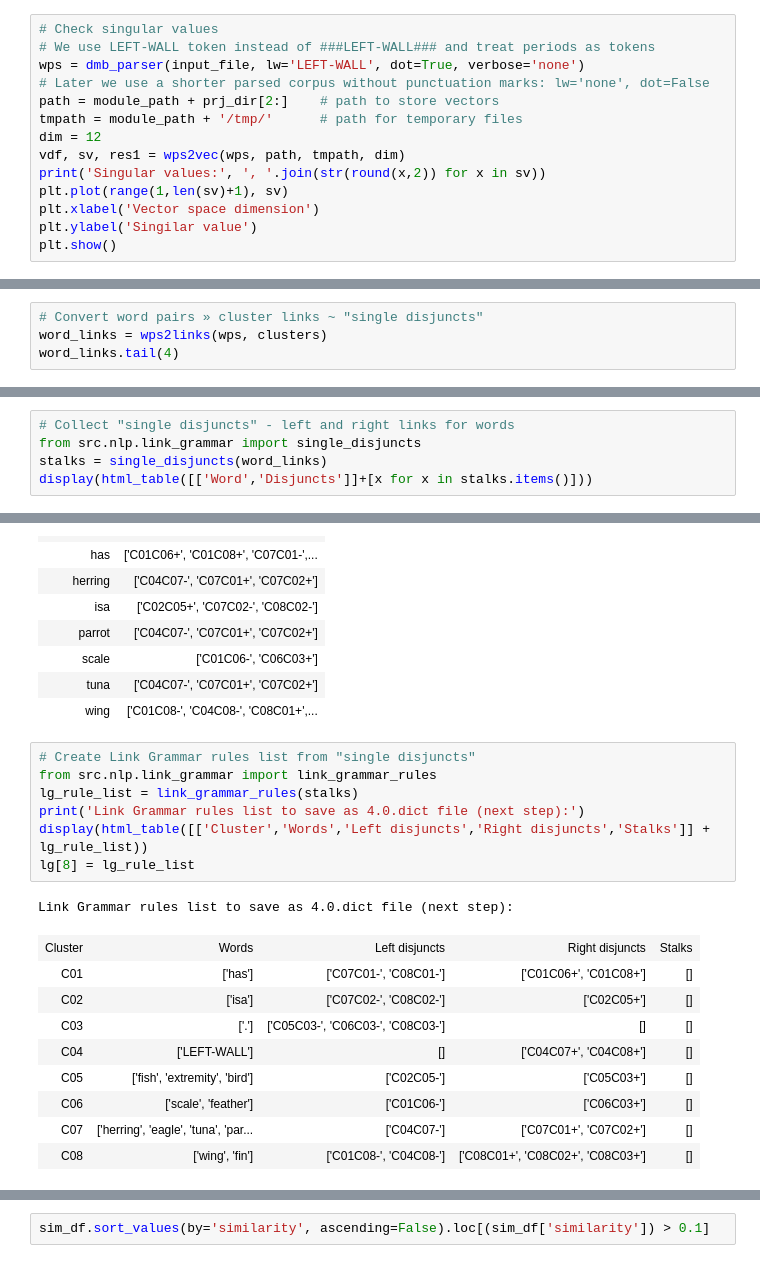
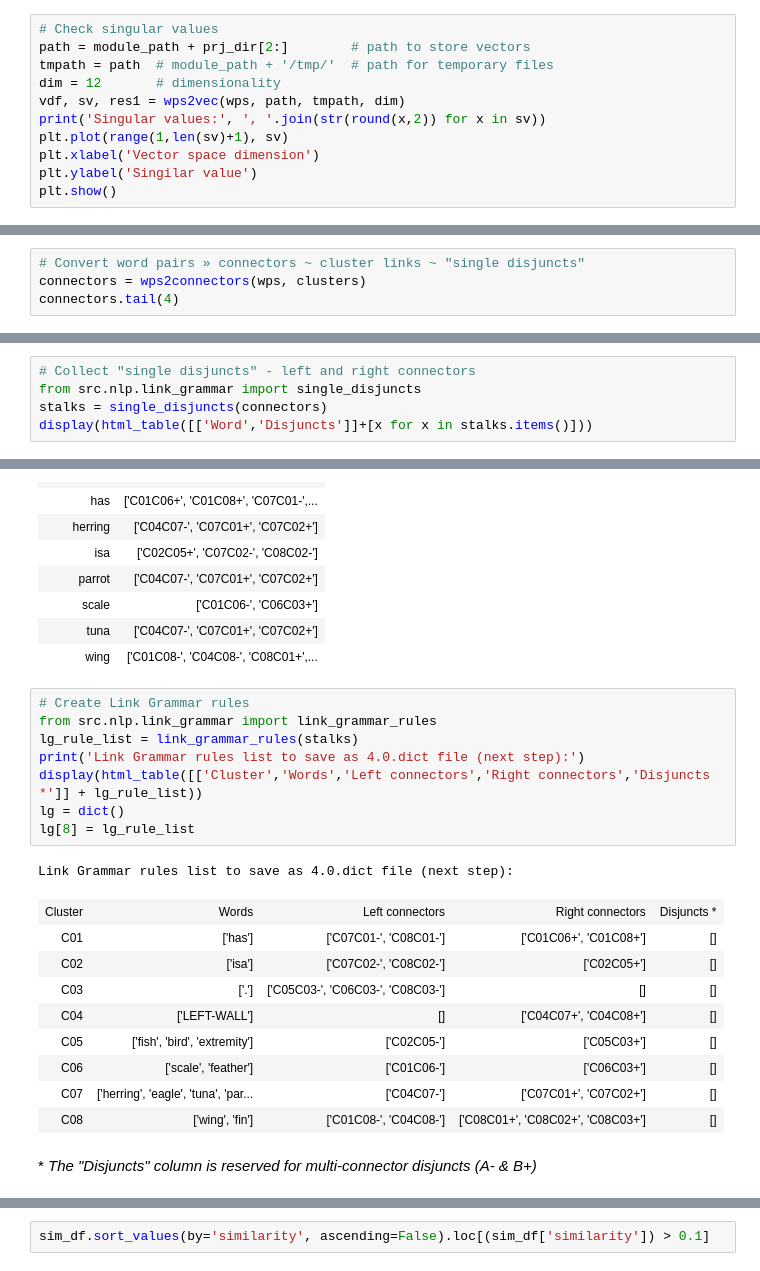
Before and after one commit to opencog/language-learning, a Jupyter notebook: notebooks/POC-Turtle-4-Grammar-Learning.ipynb, the cells around one changed output, grey strips where cells are left out. Cells and saved outputs as stored; diff of their text form.

```diff
--- a/notebooks/POC-Turtle-4-Grammar-Learning.ipynb
+++ b/notebooks/POC-Turtle-4-Grammar-Learning.ipynb
@@ -72,11 +100,8 @@ We define optimal vector space dimensionality with singular values as described
 # %%
 # Check singular values
-# We use LEFT-WALL token instead of ###LEFT-WALL### and treat periods as tokens
-wps = dmb_parser(input_file, lw='LEFT-WALL', dot=True, verbose='none')
-# Later we use a shorter parsed corpus without punctuation marks: lw='none', dot=False
-path = module_path + prj_dir[2:]    # path to store vectors
-tmpath = module_path + '/tmp/'      # path for temporary files
-dim = 12
+path = module_path + prj_dir[2:]        # path to store vectors
+tmpath = path  # module_path + '/tmp/'  # path for temporary files
+dim = 12       # dimensionality
 vdf, sv, res1 = wps2vec(wps, path, tmpath, dim)
 print('Singular values:', ', '.join(str(round(x,2)) for x in sv))
 plt.plot(range(1,len(sv)+1), sv)
@@ -218,5 +239,5 @@ wps.tail(4)  # 4 last entries of the parsed word pairs dataset
 # %%
-# Convert word pairs » cluster links ~ "single disjuncts"
-word_links = wps2links(wps, clusters)
-word_links.tail(4)
+# Convert word pairs » connectors ~ cluster links ~ "single disjuncts"
+connectors = wps2connectors(wps, clusters)
+connectors.tail(4)
 # %% [output]
@@ -256,9 +279,9 @@ display(html_table([['Connector', '1st linked word cluster', '2nd linked word cl
 | C08C02 | ['fin', 'wing'] | ['isa'] |
 | C08C03 | ['fin', 'wing'] | ['.'] |
 # %%
-# Collect "single disjuncts" - left and right links for words
+# Collect "single disjuncts" - left and right connectors
 from src.nlp.link_grammar import single_disjuncts
-stalks = single_disjuncts(word_links)
+stalks = single_disjuncts(connectors)
 display(html_table([['Word','Disjuncts']]+[x for x in stalks.items()]))
 # %% [output]
 | Word | Disjuncts |
@@ -278,23 +301,26 @@ display(html_table([['Word','Disjuncts']]+[x for x in stalks.items()]))
 | tuna | ['C04C07-', 'C07C01+', 'C07C02+'] |
 | wing | ['C01C08-', 'C04C08-', 'C08C01+',... |
 # %%
-# Create Link Grammar rules list from "single disjuncts"
+# Create Link Grammar rules
 from src.nlp.link_grammar import link_grammar_rules
 lg_rule_list = link_grammar_rules(stalks)
 print('Link Grammar rules list to save as 4.0.dict file (next step):')
-display(html_table([['Cluster','Words','Left disjuncts','Right disjuncts','Stalks']] + lg_rule_list))
+display(html_table([['Cluster','Words','Left connectors','Right connectors','Disjuncts *']] + lg_rule_list))
+lg = dict()
 lg[8] = lg_rule_list
 # %% [output]
 Link Grammar rules list to save as 4.0.dict file (next step):
-| Cluster | Words | Left disjuncts | Right disjuncts | Stalks |
+| Cluster | Words | Left connectors | Right connectors | Disjuncts * |
 | C01 | ['has'] | ['C07C01-', 'C08C01-'] | ['C01C06+', 'C01C08+'] | [] |
 | C02 | ['isa'] | ['C07C02-', 'C08C02-'] | ['C02C05+'] | [] |
 | C03 | ['.'] | ['C05C03-', 'C06C03-', 'C08C03-'] | [] | [] |
 | C04 | ['LEFT-WALL'] | [] | ['C04C07+', 'C04C08+'] | [] |
-| C05 | ['fish', 'extremity', 'bird'] | ['C02C05-'] | ['C05C03+'] | [] |
+| C05 | ['fish', 'bird', 'extremity'] | ['C02C05-'] | ['C05C03+'] | [] |
 | C06 | ['scale', 'feather'] | ['C01C06-'] | ['C06C03+'] | [] |
 | C07 | ['herring', 'eagle', 'tuna', 'par... | ['C04C07-'] | ['C07C01+', 'C07C02+'] | [] |
 | C08 | ['wing', 'fin'] | ['C01C08-', 'C04C08-'] | ['C08C01+', 'C08C02+', 'C08C03+'] | [] |
+# %% [markdown]
+\* _The "Disjuncts" column is reserved for multi-connector disjuncts (A- & B+)_
 # %%
 # Save link Grammar
 from src.nlp.link_grammar import save_link_grammar
```
Also changed, not shown: parts of 54 cells of this notebook, 3 other files.
